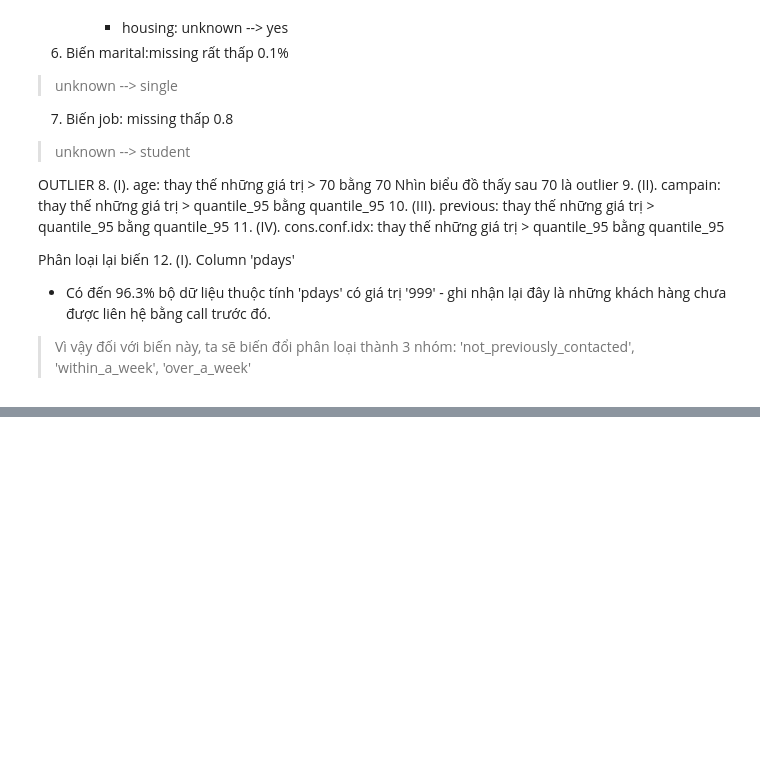
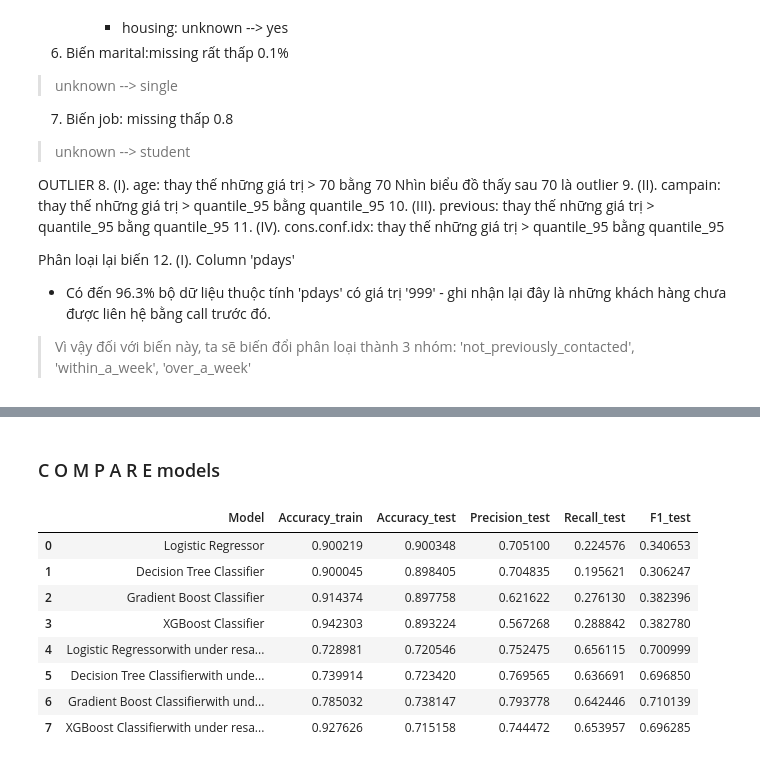
Before and after one commit to ngttnguyen/atom-assignments, a Jupyter notebook: assignment_7/Nguyen_Bank_Marketing_Modeling.ipynb, the cells around one changed output, grey strips where cells are left out. Saved outputs shown, nothing was run; the diff lists cells and outputs as text; code cells hidden in the pictures; blank space fills up the shorter version.

```diff
--- a/assignment_7/Nguyen_Bank_Marketing_Modeling.ipynb
+++ b/assignment_7/Nguyen_Bank_Marketing_Modeling.ipynb
@@ -442,0 +435,16 @@ model.evaluate(X_train,y_train)
+# %% [markdown]
+### C O M P A R E  models
+# %%
+evaluations = pd.DataFrame()
+evaluations = evalutation_df.append(under_evalutation_df, ignore_index = True)
+evaluations
+# %% [output]
+|  | Model | Accuracy_train | Accuracy_test | Precision_test | Recall_test | F1_test |
+| 0 | Logistic Regressor | 0.900219 | 0.900348 | 0.705100 | 0.224576 | 0.340653 |
+| 1 | Decision Tree Classifier | 0.900045 | 0.898405 | 0.704835 | 0.195621 | 0.306247 |
+| 2 | Gradient Boost Classifier | 0.914374 | 0.897758 | 0.621622 | 0.276130 | 0.382396 |
+| 3 | XGBoost Classifier | 0.942303 | 0.893224 | 0.567268 | 0.288842 | 0.382780 |
+| 4 | Logistic Regressorwith under resa... | 0.728981 | 0.720546 | 0.752475 | 0.656115 | 0.700999 |
+| 5 | Decision Tree Classifierwith unde... | 0.739914 | 0.723420 | 0.769565 | 0.636691 | 0.696850 |
+| 6 | Gradient Boost Classifierwith und... | 0.785032 | 0.738147 | 0.793778 | 0.642446 | 0.710139 |
+| 7 | XGBoost Classifierwith under resa... | 0.927626 | 0.715158 | 0.744472 | 0.653957 | 0.696285 |
```
Also changed, not shown: parts of 30 cells of this notebook.
